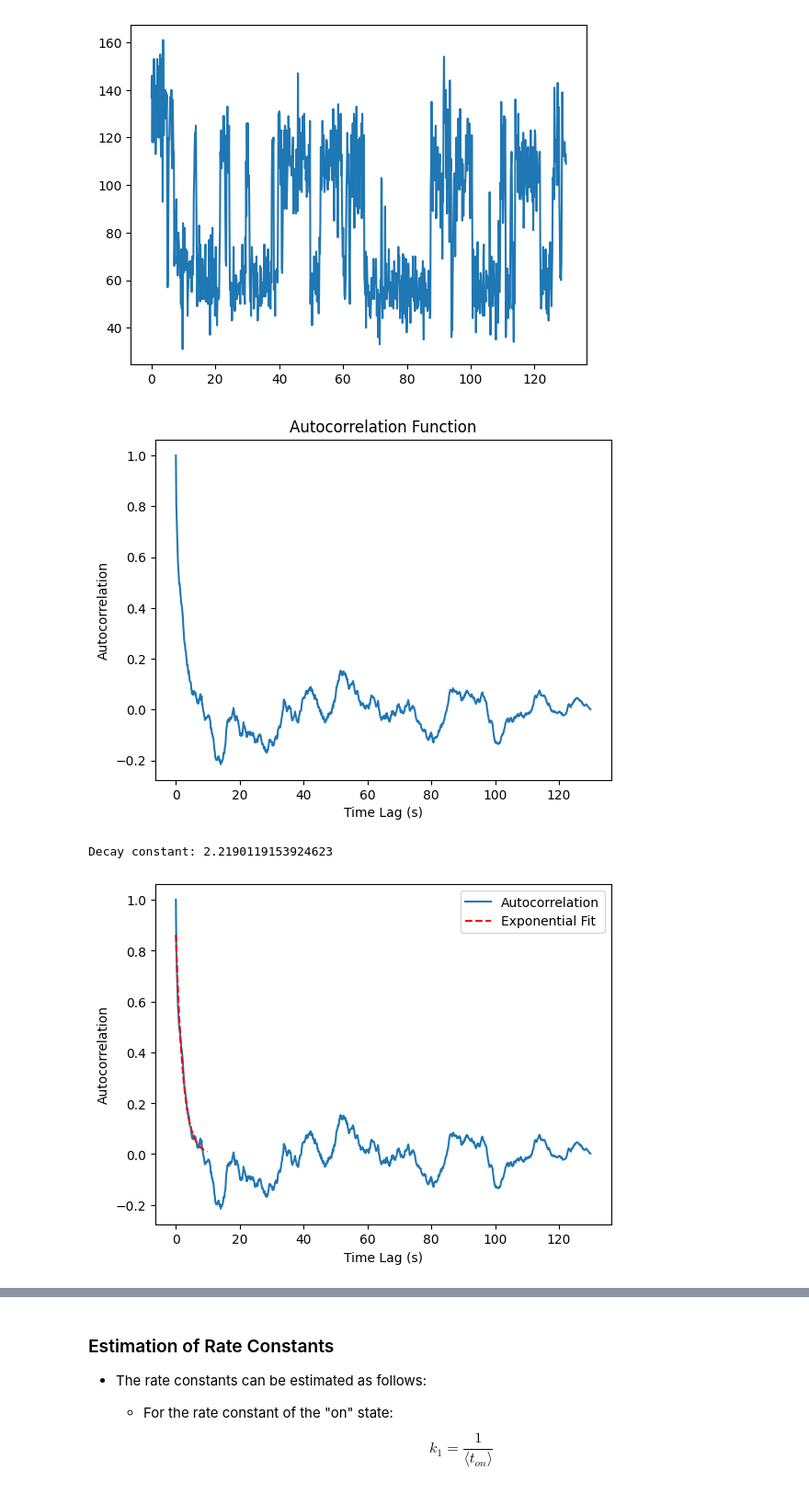
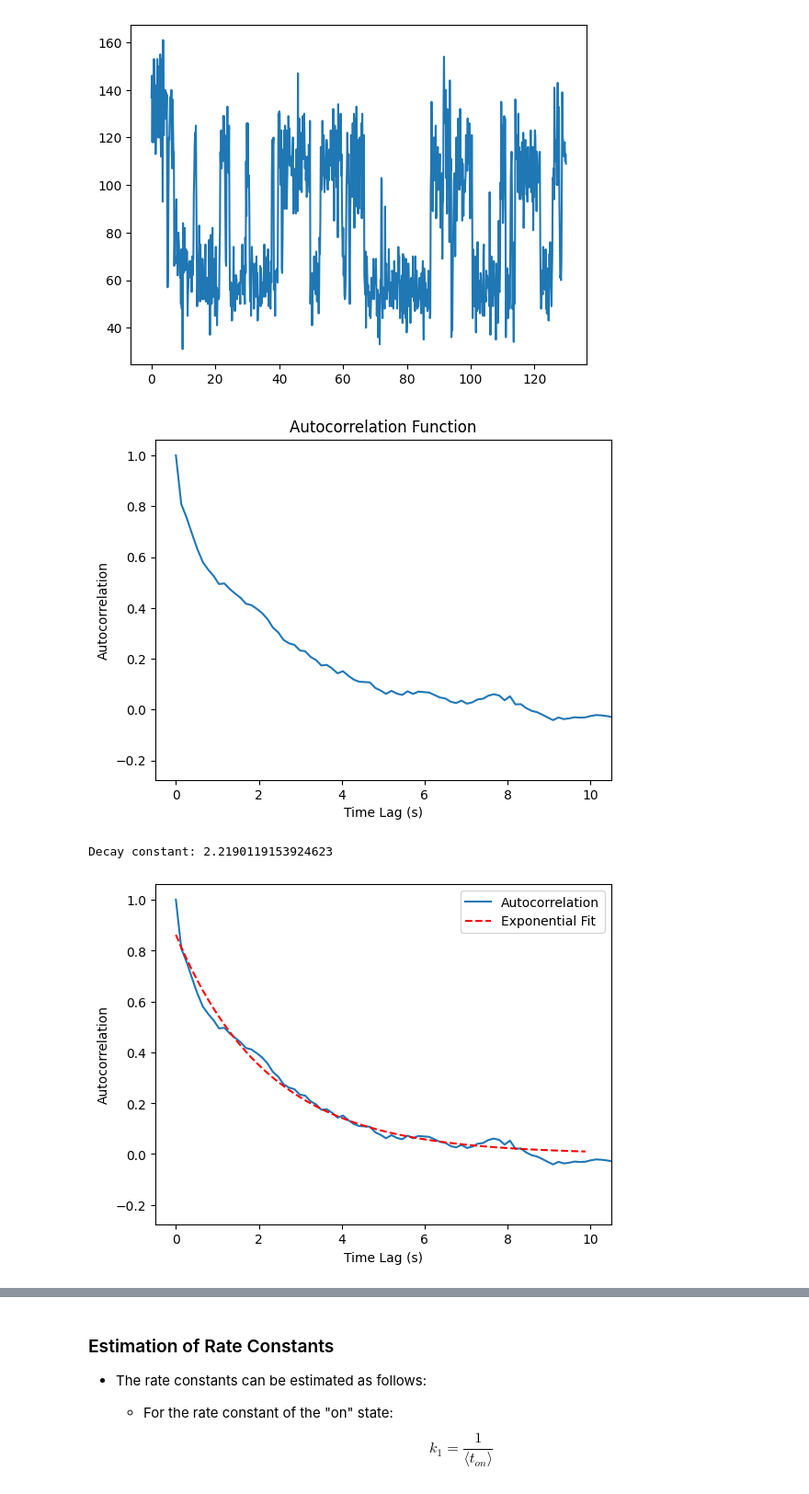
Before and after one commit to BrightMoon-FFRC037/Literature, a Jupyter notebook: Course/Physical Chemistry in Molecular Biology/Dynamic Equilibrium of Unimolecular Reaction.ipynb, the cells around one changed output, grey strips where cells are left out. Shown at 92% size. Drawn from its saved outputs; the diff is of its cells as text; code cells hidden in the pictures.

```diff
--- a/Course/Physical Chemistry in Molecular Biology/Dynamic Equilibrium of Unimolecular Reaction.ipynb
+++ b/Course/Physical Chemistry in Molecular Biology/Dynamic Equilibrium of Unimolecular Reaction.ipynb
@@ -29,35 +29,37 @@ autocorr = autocorrelation(data)
 # Step 3: Plot the autocorrelation function
 time_lags = np.arange(len(autocorr)) * 0.13  # 130 ms per measurement
 plt.plot(time_lags, autocorr)
 plt.xlabel("Time Lag (s)")
 plt.ylabel("Autocorrelation")
 plt.title("Autocorrelation Function")
+plt.xlim((-0.5,10.5))
 plt.show()
 
 # Step 4: Fit an exponential decay to find the decay constant
 def exponential_decay(t, a, tau):
     return a * np.exp(-t / tau)
 
 # Fit only the first 10 seconds
 fit_time = time_lags[time_lags <= 10]
 fit_autocorr = autocorr[:len(fit_time)]
 popt, _ = curve_fit(exponential_decay, fit_time, fit_autocorr)
 
 # Extract the decay constant
 decay_constant = popt[1]
 print("Decay constant:", decay_constant)
 
 # Plot with fitted curve
 plt.plot(time_lags, autocorr, label="Autocorrelation")
 plt.plot(fit_time, exponential_decay(fit_time, *popt), 'r--', label="Exponential Fit")
 plt.xlabel("Time Lag (s)")
 plt.ylabel("Autocorrelation")
 plt.legend()
+plt.xlim((-0.5,10.5))
 plt.show()
 # %% [output]
-[figure, old version]
+[figure, new version]
 Decay constant: 2.2190119153924623
-[figure, old version]
+[figure, new version]
 # %% [markdown]
 $$
 \text{Decay constant}= 2.22
```
Also changed, not shown: parts of 9 cells of this notebook, 3 other files.
